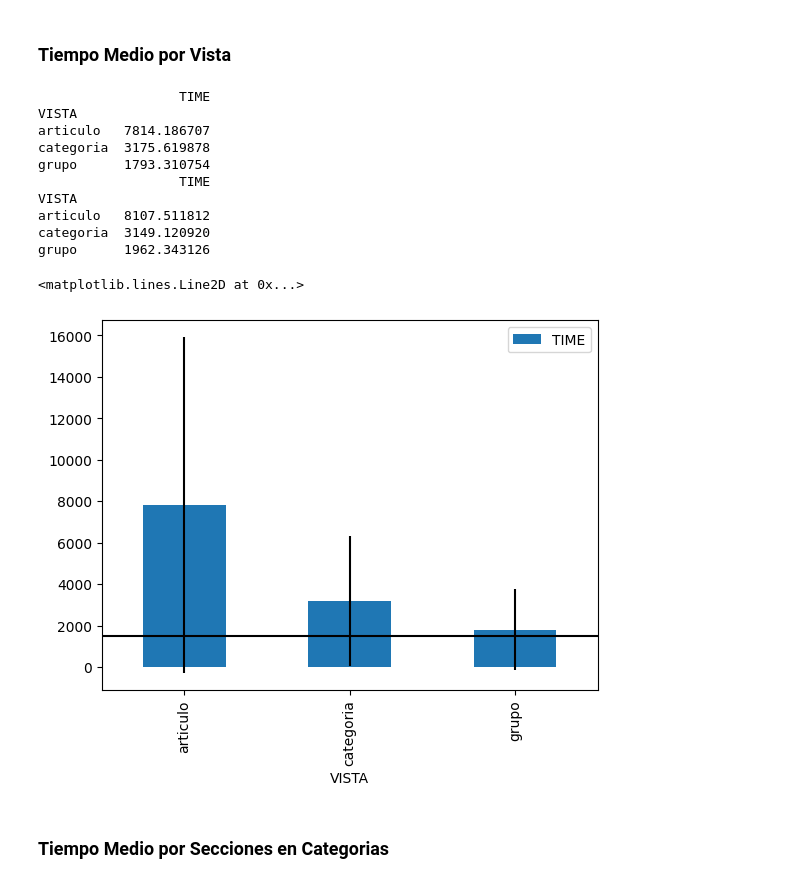
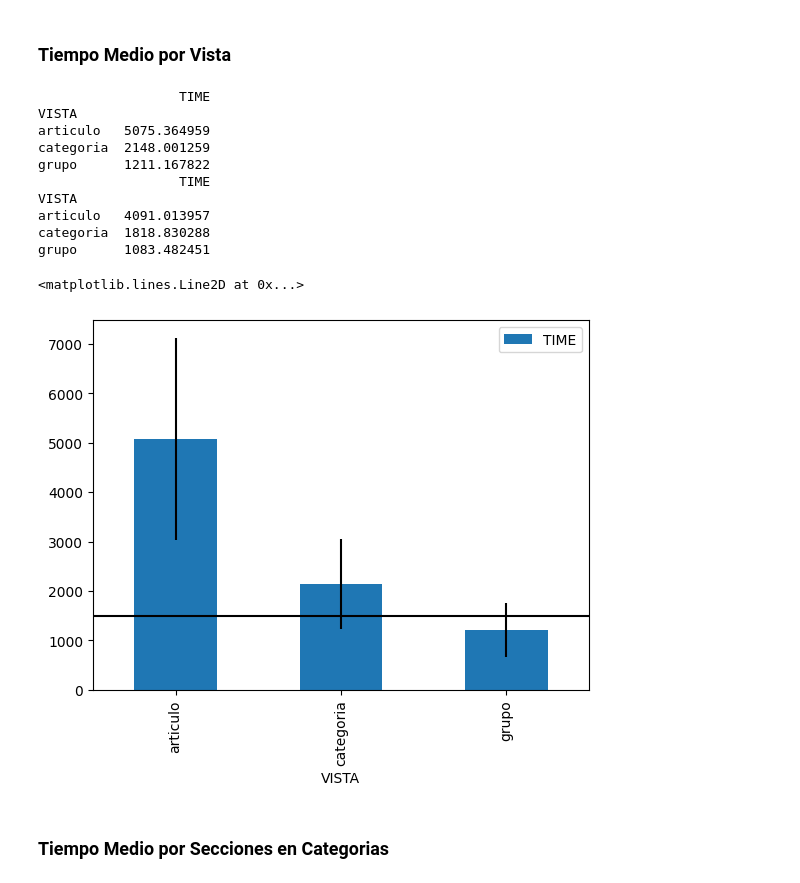
Before and after one commit to JavierBrenlla/pandas, a Jupyter notebook: rendimientosegundaversion.ipynb, the cells around one changed output. Saved outputs shown, nothing was run; the diff lists cells and outputs as text; code cells hidden in the pictures.

```diff
--- a/rendimientosegundaversion.ipynb
+++ b/rendimientosegundaversion.ipynb
@@ -23,27 +23,31 @@ Percentil 90: 14657.920199999999 ms
 # %% [markdown]
 ### Tiempo Medio por Vista
 # %%
-vista = df.groupby(["URL", "VISTA"]).sum()
+#vista = df.groupby(["URL", "VISTA"]).sum()
+
+vista = df[df["SECCION"] != "Renderizado"]
+
+vista = vista.groupby(["URL", "VISTA"]).sum()
 
 print(vista.groupby("VISTA").mean())
 print(vista.groupby("VISTA").std())
 
-vista.groupby("VISTA").mean().plot(kind="bar", yerr = vista.groupby("VISTA").std())
+vista.groupby("VISTA").mean().plot(kind="bar", yerr = vista.groupby("VISTA").std() / 2)
 
 plt.axhline(y=1500, color='black', linestyle='-')
 # %% [output]
                   TIME
 VISTA
-articulo   7814.186707
-categoria  3175.619878
-grupo      1793.310754
+articulo   5075.364959
+categoria  2148.001259
+grupo      1211.167822
                   TIME
 VISTA
-articulo   8107.511812
-categoria  3149.120920
-grupo      1962.343126
+articulo   4091.013957
+categoria  1818.830288
+grupo      1083.482451
 <matplotlib.lines.Line2D at 0x...>
-[figure, old version]
+[figure, new version]
 # %% [markdown]
 ### Tiempo Medio por Secciones en Categorias
 # %%
```
Also changed, not shown: parts of 8 cells of this notebook, 1 other file.
